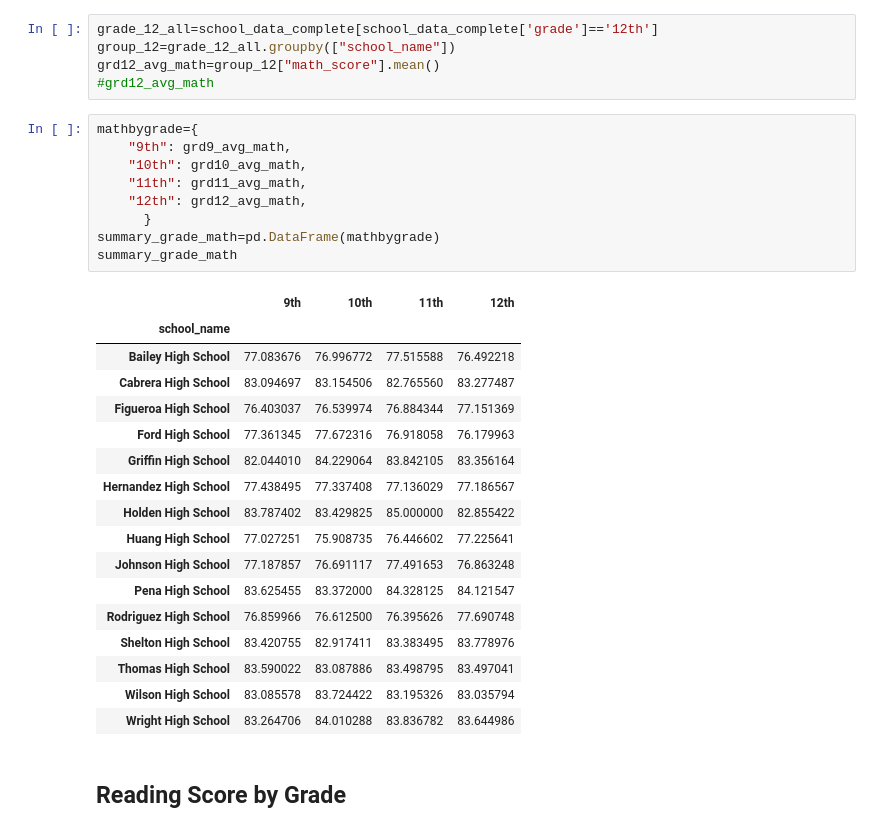
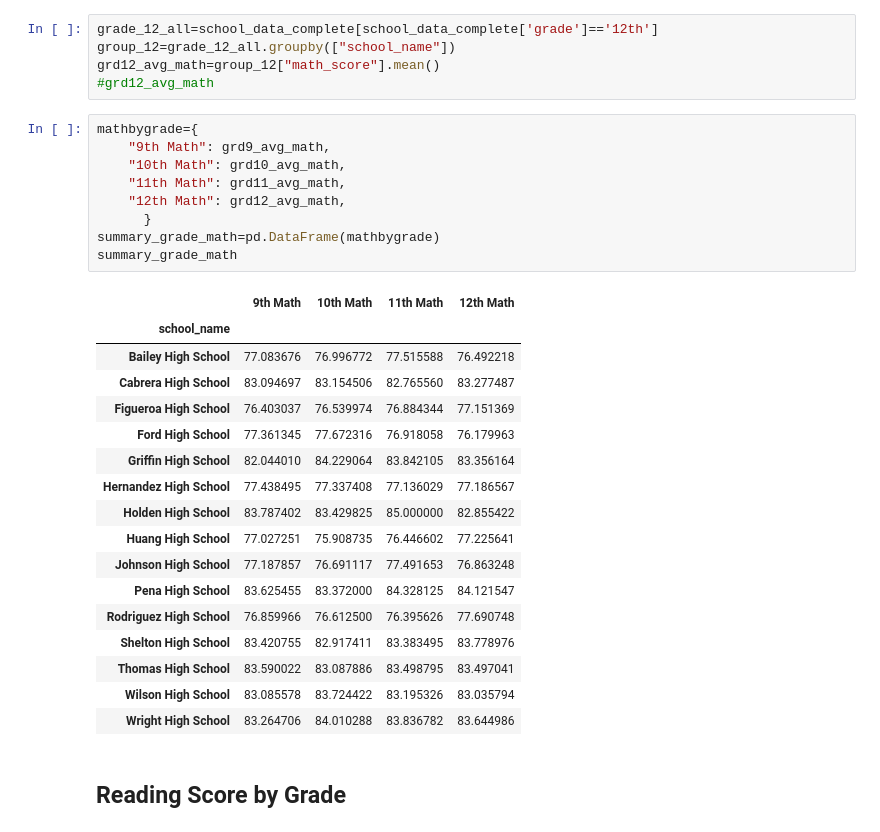
Before and after one commit to CatherinePoirier/pandas-challenge, a Jupyter notebook: PyCitySchools/main.ipynb, the cells around one changed output. Saved outputs shown, nothing was run; the diff lists cells and outputs as text.

```diff
--- a/PyCitySchools/main.ipynb
+++ b/PyCitySchools/main.ipynb
@@ -347,15 +300,15 @@ grd12_avg_math=group_12["math_score"].mean()
 #grd12_avg_math
 # %%
 mathbygrade={
-    "9th": grd9_avg_math,
-    "10th": grd10_avg_math,
-    "11th": grd11_avg_math,
-    "12th": grd12_avg_math,
+    "9th Math": grd9_avg_math,
+    "10th Math": grd10_avg_math,
+    "11th Math": grd11_avg_math,
+    "12th Math": grd12_avg_math,
       }
 summary_grade_math=pd.DataFrame(mathbygrade)
 summary_grade_math
 # %% [output]
-|  | 9th | 10th | 11th | 12th |
+|  | 9th Math | 10th Math | 11th Math | 12th Math |
 | school_name |  |  |  |  |
 | Bailey High School | 77.083676 | 76.996772 | 77.515588 | 76.492218 |
 | Cabrera High School | 83.094697 | 83.154506 | 82.765560 | 83.277487 |
```
Also changed, not shown: parts of 5 cells of this notebook, 1 other file.
